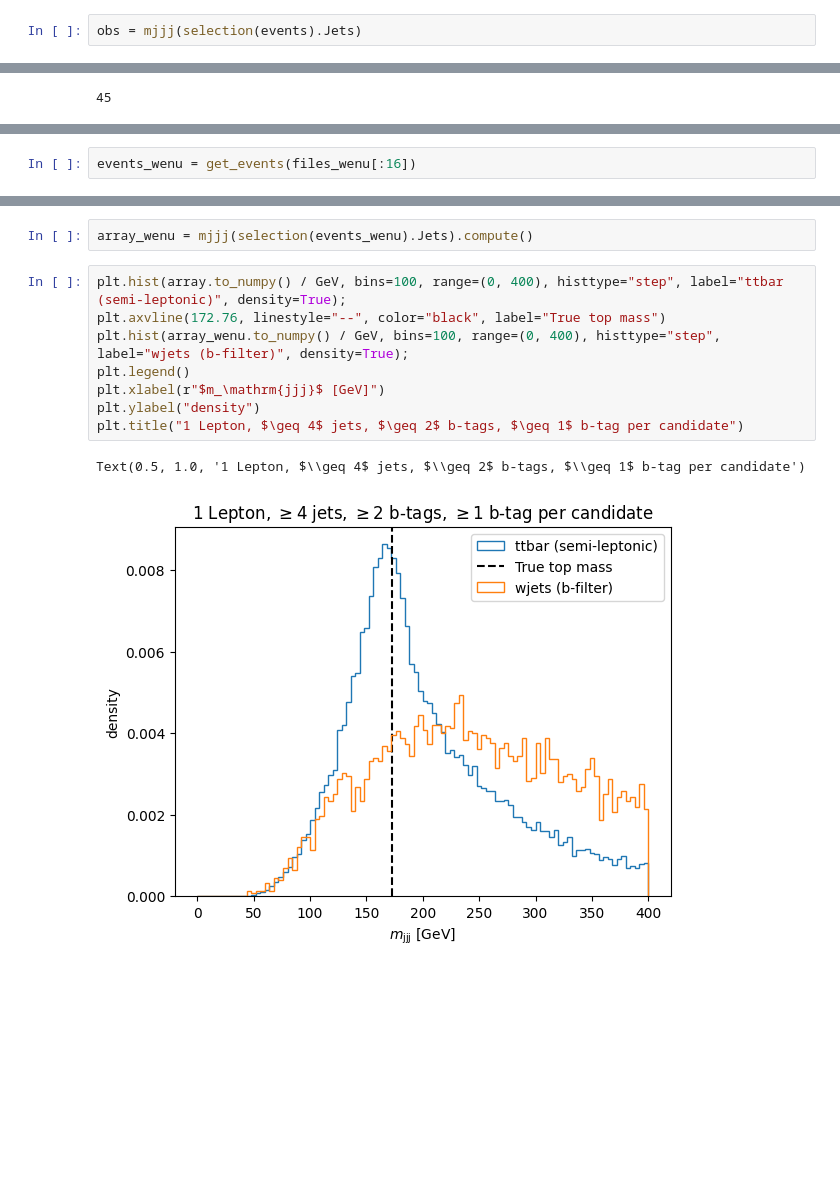
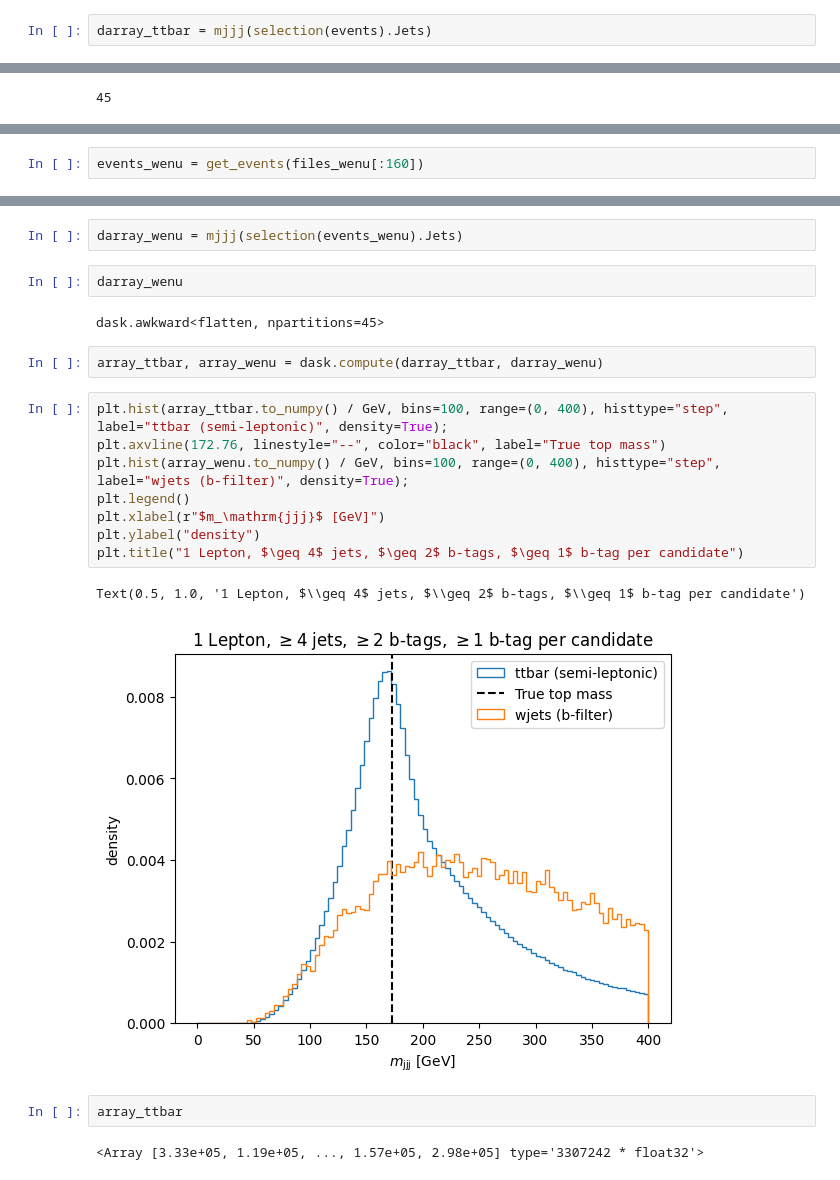
Before and after one commit to gcp4hep/analysis-code, a Jupyter notebook: notebooks/agc_like_ttbar_reco.ipynb, the cells around one changed output, grey strips where cells are left out. Cells and saved outputs as stored; diff of their text form; blank space fills up the shorter version.

```diff
--- a/notebooks/agc_like_ttbar_reco.ipynb
+++ b/notebooks/agc_like_ttbar_reco.ipynb
@@ -264,3 +269,3 @@ dask.awkward<from-uproot, npartitions=18>
 # %%
-obs = mjjj(selection(events).Jets)
+darray_ttbar = mjjj(selection(events).Jets)
 # %%
@@ -309,5 +294,5 @@ files_wenu[:16]
 # %%
-events_wenu = get_events(files_wenu[:16])
+events_wenu = get_events(files_wenu[:160])
 # %%
 events_wenu
 # %% [output]
@@ -315,13 +300,23 @@ dask.awkward<from-uproot, npartitions=16>
 # %%
-array_wenu = mjjj(selection(events_wenu).Jets).compute()
+darray_wenu = mjjj(selection(events_wenu).Jets)
+# %%
+darray_wenu
+# %% [output]
+dask.awkward<flatten, npartitions=45>
+# %%
+array_ttbar, array_wenu = dask.compute(darray_ttbar, darray_wenu)
 # %%
-plt.hist(array.to_numpy() / GeV, bins=100, range=(0, 400), histtype="step", label="ttbar (semi-leptonic)", density=True);
+plt.hist(array_ttbar.to_numpy() / GeV, bins=100, range=(0, 400), histtype="step", label="ttbar (semi-leptonic)", density=True);
 plt.axvline(172.76, linestyle="--", color="black", label="True top mass")
 plt.hist(array_wenu.to_numpy() / GeV, bins=100, range=(0, 400), histtype="step", label="wjets (b-filter)", density=True);
 plt.legend()
 plt.xlabel(r"$m_\mathrm{jjj}$ [GeV]")
 plt.ylabel("density")
 plt.title("1 Lepton, $\geq 4$ jets, $\geq 2$ b-tags, $\geq 1$ b-tag per candidate")
 # %% [output]
 Text(0.5, 1.0, '1 Lepton, $\\geq 4$ jets, $\\geq 2$ b-tags, $\\geq 1$ b-tag per candidate')
-[figure, old version]
+[figure, new version]
+# %%
+array_ttbar
+# %% [output]
+<Array [3.33e+05, 1.19e+05, ..., 1.57e+05, 2.98e+05] type='3307242 * float32'>
```
Also changed, not shown: parts of 18 cells of this notebook.
